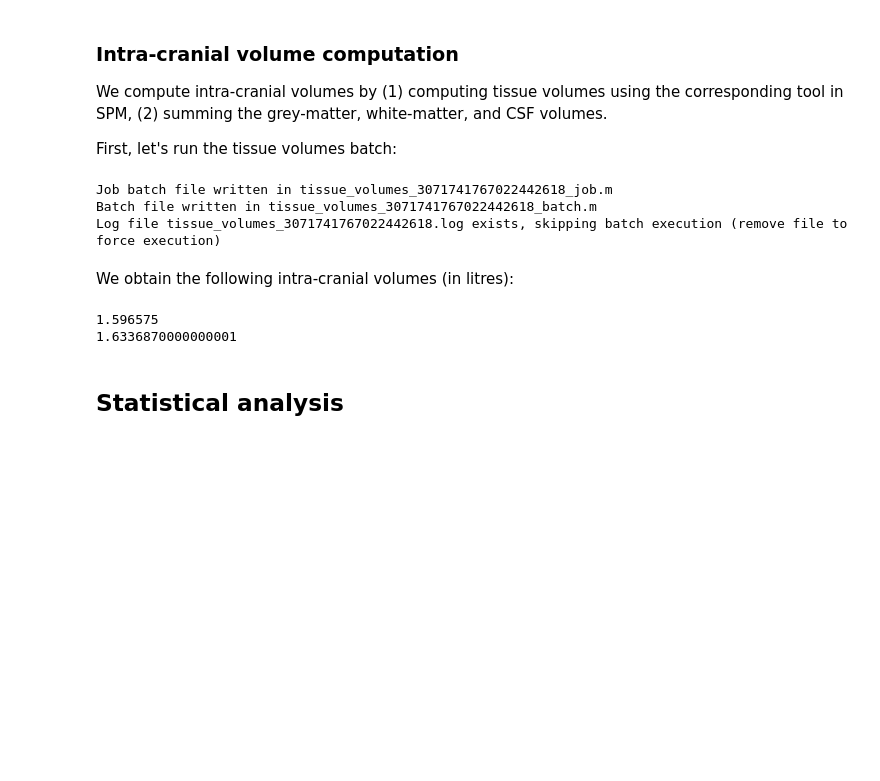
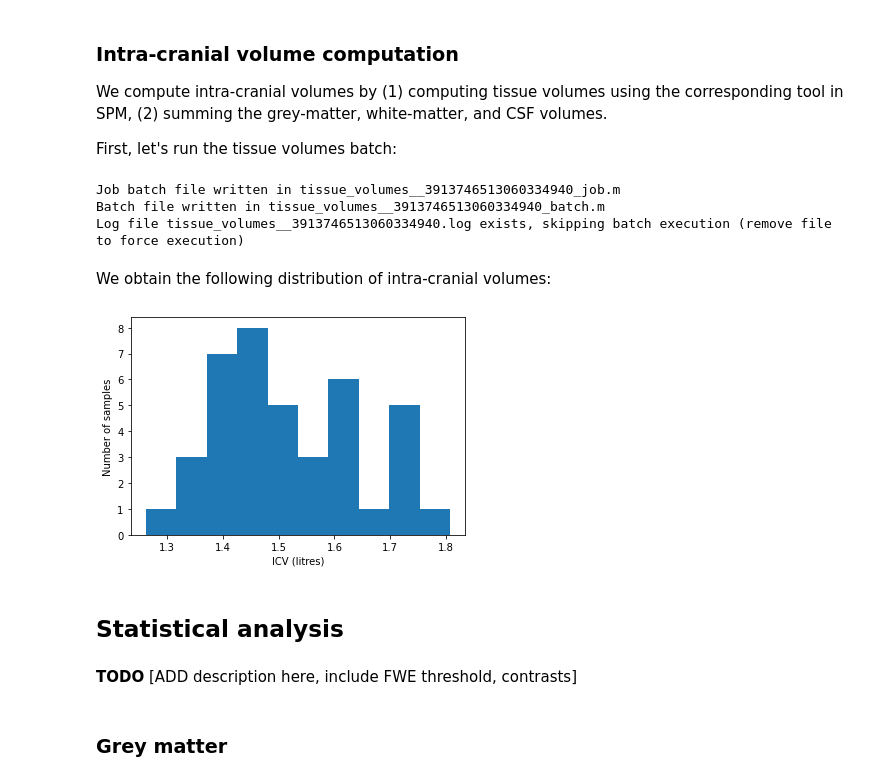
Before and after one commit to LivingPark-MRI/scherfler-etal, a Jupyter notebook: scherfler-etal.ipynb, the cells around one changed output. Drawn from its saved outputs; the diff is of its cells as text; code cells hidden in the pictures; blank space fills up the shorter version.

```diff
--- a/scherfler-etal.ipynb
+++ b/scherfler-etal.ipynb
@@ -247,0 +305,5 @@ pd.concat([controls["PATNO"], rbds["PATNO"]]).to_csv(
+# %%
+# Save patient ids
+filename = f"scherfler-etal-patnos-{cohort_id}.csv"
+cohort["PATNO"].to_csv(filename, index=False)
+print(f"Cohort patient ids saved in {filename}. Do not share this file publicly!")
@@ -423,27 +480,30 @@ def run_batch_file(job_filename):
     return output
 # %%
 import glob
-
-
-def subject_T1(subject_id):
-    expression = f"{op.join('outputs', 'data')}/sub-{subject_id}/ses-1/anat/sub-{subject_id}_ses-1_*run-01_T1w.nii"
-    file_names = glob.glob(expression)
-    assert (
-        len(file_names) == 1
-    ), f"Zero or more than 1 files were matched by expression: {expression}"
-    return file_names[0]
-
 
 # Preprocessing batch
 preprocessing_batch_job = op.join("code", "templates", "pre_processing_job.m")
 preprocessing_name = op.abspath(
-    op.join("code", "batches", f"pre_processing_{run_id}_job.m")
+    op.join("code", "batches", f"pre_processing_{cohort_id}_job.m")
 )
 
-image_files = sorted([f"'{op.abspath(subject_T1(s))},1'" for s in available_subjects])
+image_files = sorted(
+    [
+        op.abspath(
+            utils.find_nifti_file_in_cache(
+                row["PATNO"],
+                row["EVENT_ID"],
+                row["Description"],
+                base_dir=op.join("outputs", "pre_processing"),
+            )
+        )
+        for index, row in cohort.iterrows()
+    ]
+)
+image_files_quote = [f"'{x},1'" for x in image_files]
 write_batch_files(
     preprocessing_batch_job,
-    {"[IMAGES]": os.linesep.join(image_files)},
+    {"[IMAGES]": os.linesep.join(image_files_quote)},
     tempfile_name=preprocessing_name,
 )
 # %% [output]
@@ -477,58 +552,63 @@ segmentation_files = sorted(
     [x.replace(".nii", "_seg8.mat").replace(",1", "") for x in image_files]
 )
 volumes_file = op.abspath(
-    op.join("outputs", op.basename(volumes_name.replace(".m", ".txt")))
+    op.join(results_path, op.basename(volumes_name.replace(".m", ".txt")))
 )  # output file containing brain volumes
 write_batch_files(
     tissue_volumes_batch_job,
     {
-        "[SEGMENTATION_FILES]": os.linesep.join(segmentation_files),
+        "[SEGMENTATION_FILES]": os.linesep.join([f"'{x}'" for x in segmentation_files]),
         "[VOLUMES_FILE]": volumes_file,
     },
     tempfile_name=volumes_name,
 )
 output = run_batch_file(volumes_name)
 # %% [output]
-Job batch file written in tissue_volumes_3071741767022442618_job.m
-Batch file written in tissue_volumes_3071741767022442618_batch.m
-Log file tissue_volumes_3071741767022442618.log exists, skipping batch execution (remove file to force execution)
+Job batch file written in tissue_volumes__3913746513060334940_job.m
+Batch file written in tissue_volumes__3913746513060334940_batch.m
+Log file tissue_volumes__3913746513060334940.log exists, skipping batch execution (remove file to force execution)
 # %% [markdown]
-We obtain the following intra-cranial volumes (in litres):
+We obtain the following distribution of intra-cranial volumes:
 # %%
 # Read tissue volumes file
 
 import csv
 
 icvs = {}  # intra-cranial volumes per segmentation file
 
 
 def subject_id(segmentation_filename):
     """
     Return subject id from segmentation file name
     """
 
     sub_id = segmentation_filename.split(op.sep)[-4].replace("sub-", "")
     assert int(sub_id)
     return sub_id
 
 
 with open(volumes_file) as csvfile:
     reader = csv.DictReader(csvfile)
     for row in reader:
         assert len(row) == 4, f"Malformed row: {row}"
         icvs[subject_id(row["File"])] = (
             float(row["Volume1"]) + float(row["Volume2"]) + float(row["Volume3"])
         )
 
-for x in icvs:
-    print(icvs[x])
+plt.hist([icvs[x] for x in icvs])
+plt.xlabel("ICV (litres)")
+plt.ylabel("Number of samples")
+plt.show()
 # %% [output]
-1.596575
-1.6336870000000001
+[figure, added]
 # %% [markdown]
 ## Statistical analysis
+# %% [markdown]
+**TODO** [ADD description here, include FWE threshold, contrasts]
 # %%
 spm_batch = function(op.join("envs", "docker", "spm-batch.json"))
+# %% [markdown]
+### Grey matter
 # %%
 # Stats batch (grey matter)
 stats_batch_job = op.join("code", "templates", "stats_job.m")
```
Also changed, not shown: parts of 68 cells of this notebook, 4 other files.
